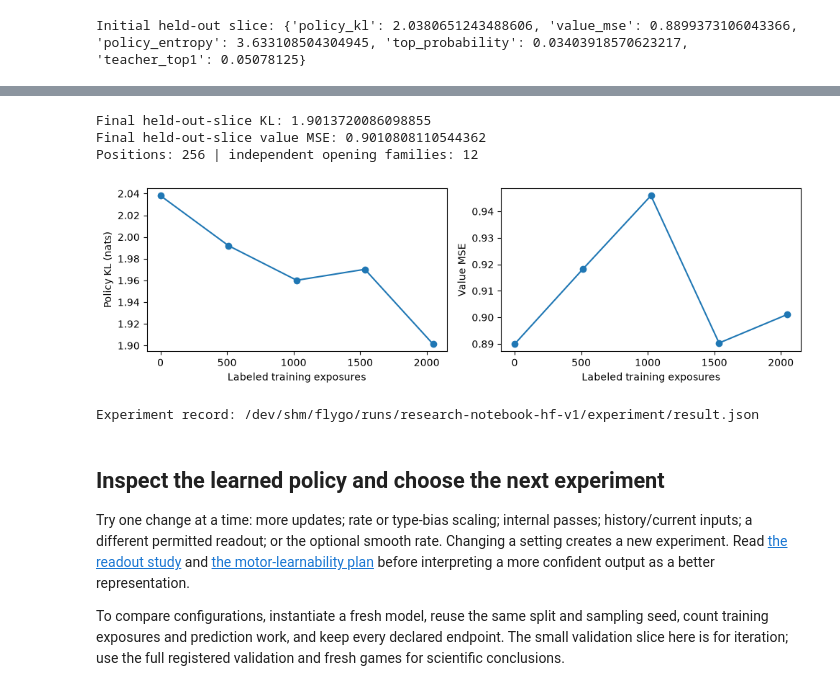
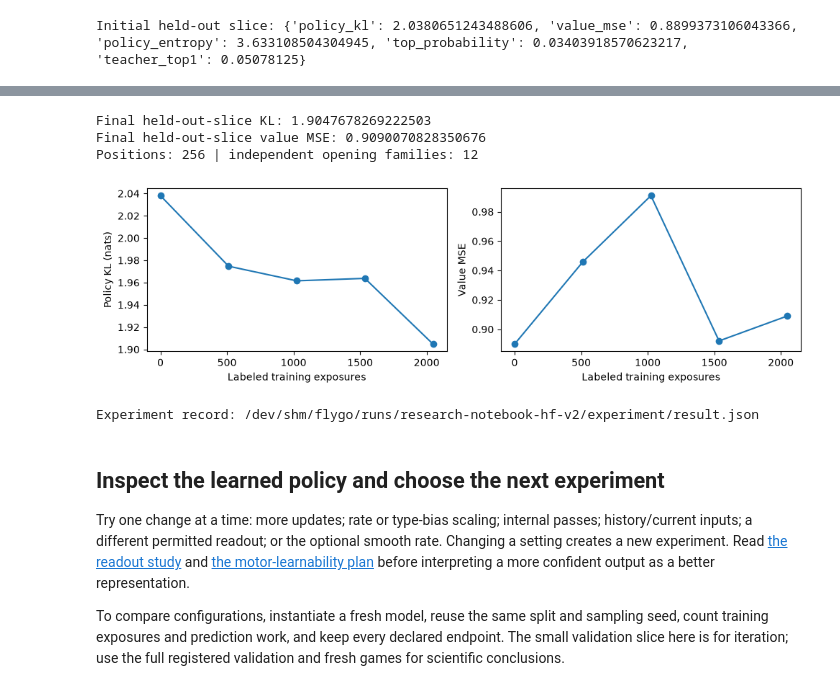
Before and after one commit to honglu2875/flygo, a Jupyter notebook: notebooks/flygo_research_walkthrough.ipynb, the cells around one changed output, grey strips where cells are left out. Cells and saved outputs as stored; diff of their text form; code cells hidden in the pictures.

```diff
--- a/notebooks/flygo_research_walkthrough.ipynb
+++ b/notebooks/flygo_research_walkthrough.ipynb
@@ -241,11 +242,14 @@ graph = load_graph(GRAPH_PATH)  # validates the canonical arrays against their h
 adapter, ports, attachment = load_attachment(ATTACHMENT_PATH, graph_id=graph['manifest']['graph_id'])
 config = FlyConfig(steps=8, features=adapter.features, groups=attachment['groups'],
                    actions=82, threads=THREADS, seed=SEED, rate_softness=0.0)
-model = RustFly(graph, config, ports=ports)  # dense learned policy/value projections
+CLIP_MODE = 'parameter-group'  # confirmed control; 'global' reproduces the older optimizer
+model = RustFly(graph, config, ports=ports, clip_mode=CLIP_MODE, value_core_scale=1.0)
+# Dense learned policy/value projections; both losses fully train the circuit.
 MODE = 'current'  # alternatives: 'history' and 'neutral', each a separate experiment
 
 def encode(x): return adapter.encode(x, MODE)
 print(asdict(config))
+print({'clip_mode': model.clip_mode, 'value_core_scale': model.value_core_scale})
 print({'neurons': len(graph['type_id']), 'edges': len(graph['src']),
        'visual_features': len(adapter.renderer.index), 'context_features': 84,
        'motor_readouts': config.groups, 'stored_parameters': sum(a.size for a in model.parameters().values())})
@@ -435,35 +443,36 @@ step=  64 exposures=  2048 KL=1.901372 value_MSE=0.901081 elapsed=300.5s
 # %%
 final_validation = evaluate(validation)
 print('Final held-out-slice KL:', final_validation['policy_kl'])
 print('Final held-out-slice value MSE:', final_validation['value_mse'])
 print('Positions:', len(val_ids), '| independent opening families:', len(set(val_families)))
 
 fig, axes = plt.subplots(1,2,figsize=(10,3))
 for ax,metric,title in zip(axes,['policy_kl','value_mse'],['Policy KL (nats)','Value MSE']):
     ax.plot([r['exposures'] for r in curve],[r['validation'][metric] for r in curve],marker='o')
     ax.set(xlabel='Labeled training exposures', ylabel=title)
 fig.tight_layout(); plt.show()
 
 summary = dict(dataset_id=dataset_id,data_source=DATA_SOURCE,
                hf_dataset=HF_DATASET if DATA_SOURCE == 'hub' else None,hf_revision=hub_commit,
                manifest_sha256=digest(manifest_path),
                graph_id=graph['manifest']['graph_id'],attachment_sha256=attachment['sha256'],
                model=asdict(config),input_mode=MODE,runtime=runtime_hashes(),
+               clip_mode=model.clip_mode,value_core_scale=model.value_core_scale,
                train_positions=len(train_ids),validation_positions=len(val_ids),
                train_families=len(set(train_families)),validation_families=len(set(val_families)),
                train_ids_sha256=hashlib.sha256(json.dumps(train_ids).encode()).hexdigest(),
                val_ids_sha256=hashlib.sha256(json.dumps(val_ids).encode()).hexdigest(),
                schedule=schedule.contract(),epsilon=1e-6,rate_scales={'bias':.01},
                updates=UPDATES,exposures=UPDATES*BATCH_SIZE,curve=curve,final_validation=final_validation,
                scope='Small exploratory slice; not full validation, final test, or a CNN comparison.')
 (RUN/'result.json').write_text(json.dumps(summary,indent=2)+'\n')
 print('Experiment record:', RUN/'result.json')
 # %% [output]
-Final held-out-slice KL: 1.9013720086098855
-Final held-out-slice value MSE: 0.9010808110544362
+Final held-out-slice KL: 1.9047678269222503
+Final held-out-slice value MSE: 0.9090070828350676
 Positions: 256 | independent opening families: 12
-[figure, old version]
+[figure, new version]
-Experiment record: /dev/shm/flygo/runs/research-notebook-hf-v1/experiment/result.json
+Experiment record: /dev/shm/flygo/runs/research-notebook-hf-v2/experiment/result.json
 # %% [markdown]
 ## Inspect the learned policy and choose the next experiment
 
```
Also changed, not shown: parts of 6 cells of this notebook, 3 other files.
